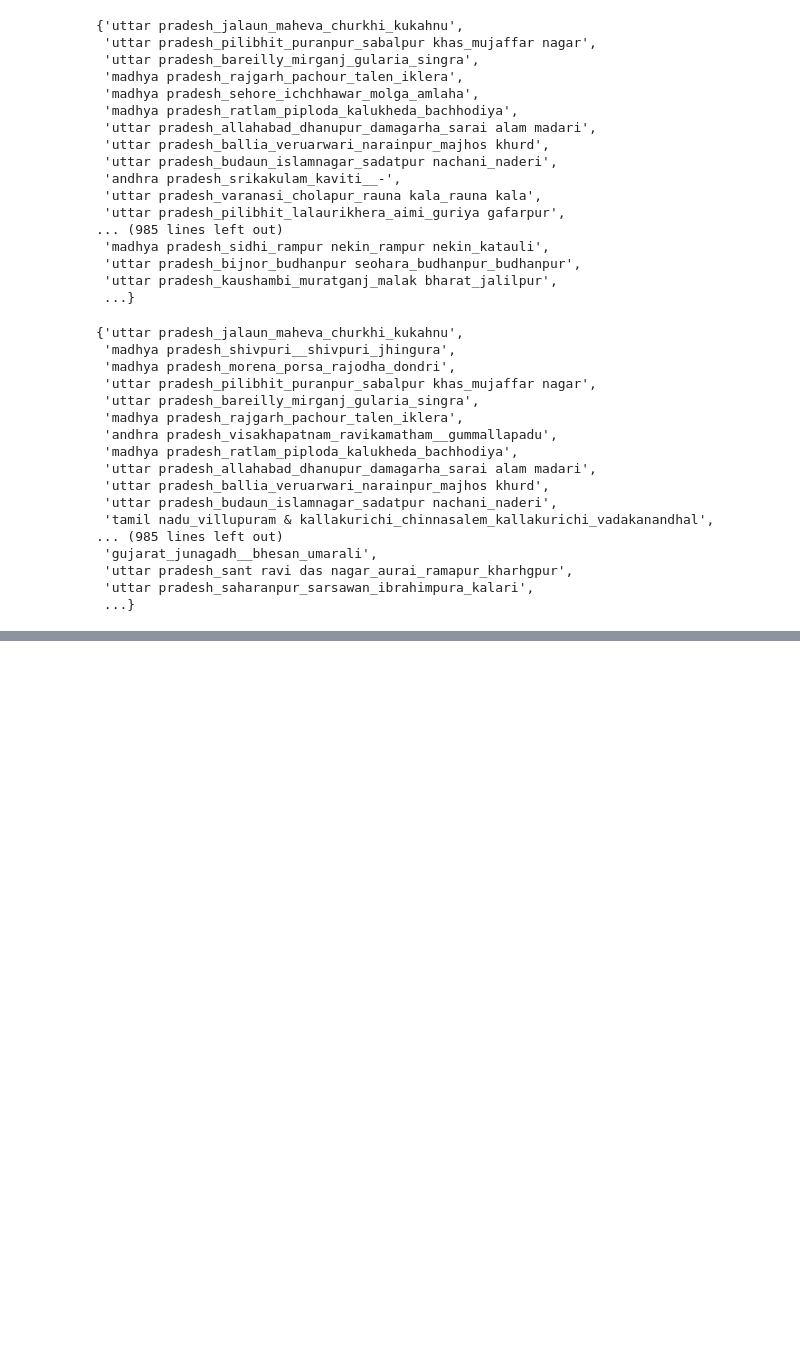
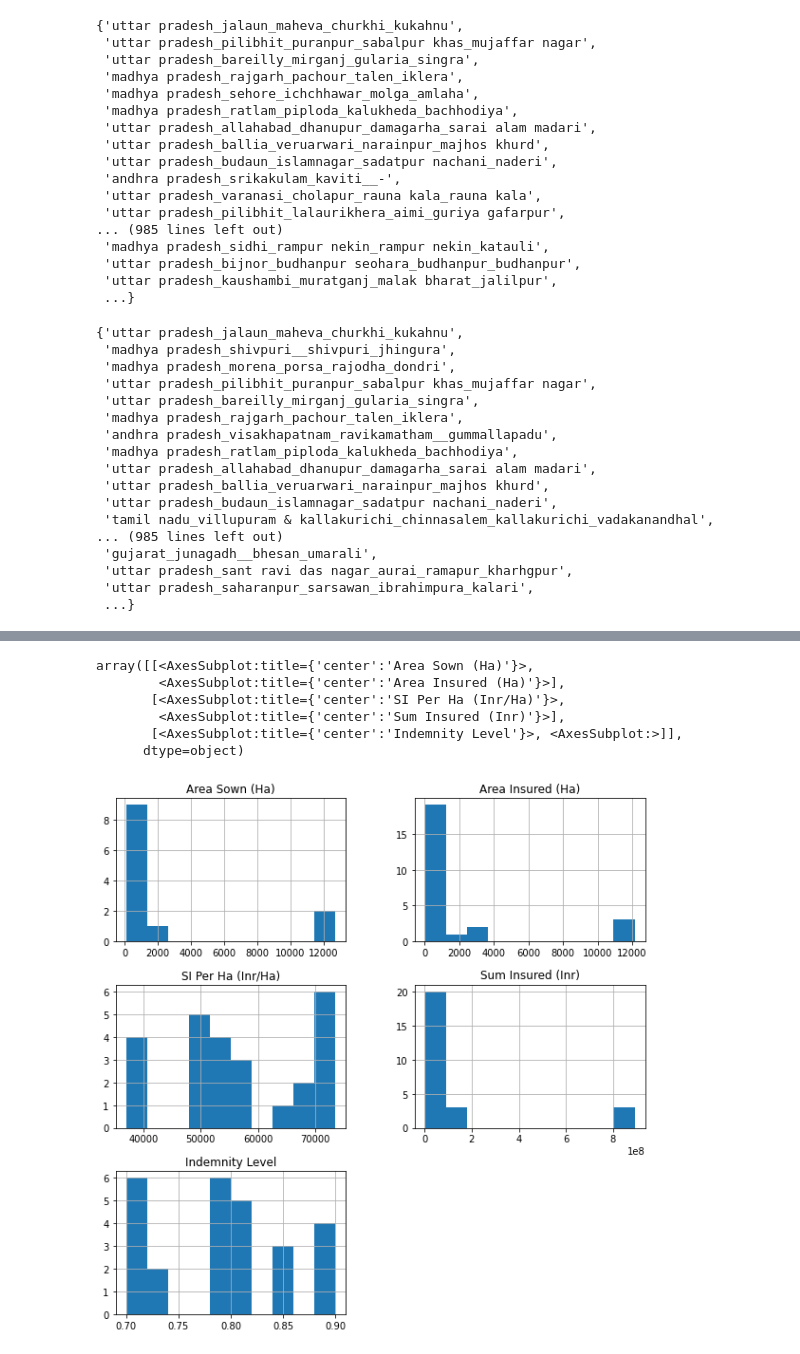
Before and after one commit to amaurylancelin/Datathon, a Jupyter notebook: Exploration/key_analysis.ipynb, the cells around one changed output, grey strips where cells are left out. Drawn from its saved outputs; the diff is of its cells as text; code cells hidden in the pictures; blank space fills up the shorter version.

```diff
--- a/Exploration/key_analysis.ipynb
+++ b/Exploration/key_analysis.ipynb
@@ -183,0 +292,11 @@ Kharif.query("key == 'uttar pradesh_sant ravi das nagar_aurai_ramapur_kharhgpur'
+# %%
+df.query(f"Crop == '{crop}' & Season == 'Kharif'").hist(column=INDEX, figsize=(10,10))
+df.query(f"Crop == '{crop}' & Season == 'Rabi'").hist(column=INDEX, figsize=(10,10))
+# %% [output]
+array([[<AxesSubplot:title={'center':'Area Sown (Ha)'}>,
+        <AxesSubplot:title={'center':'Area Insured (Ha)'}>],
+       [<AxesSubplot:title={'center':'SI Per Ha (Inr/Ha)'}>,
+        <AxesSubplot:title={'center':'Sum Insured (Inr)'}>],
+       [<AxesSubplot:title={'center':'Indemnity Level'}>, <AxesSubplot:>]],
+      dtype=object)
+[figure, added]
```
Also changed, not shown: parts of 13 cells of this notebook, 2 other files.
